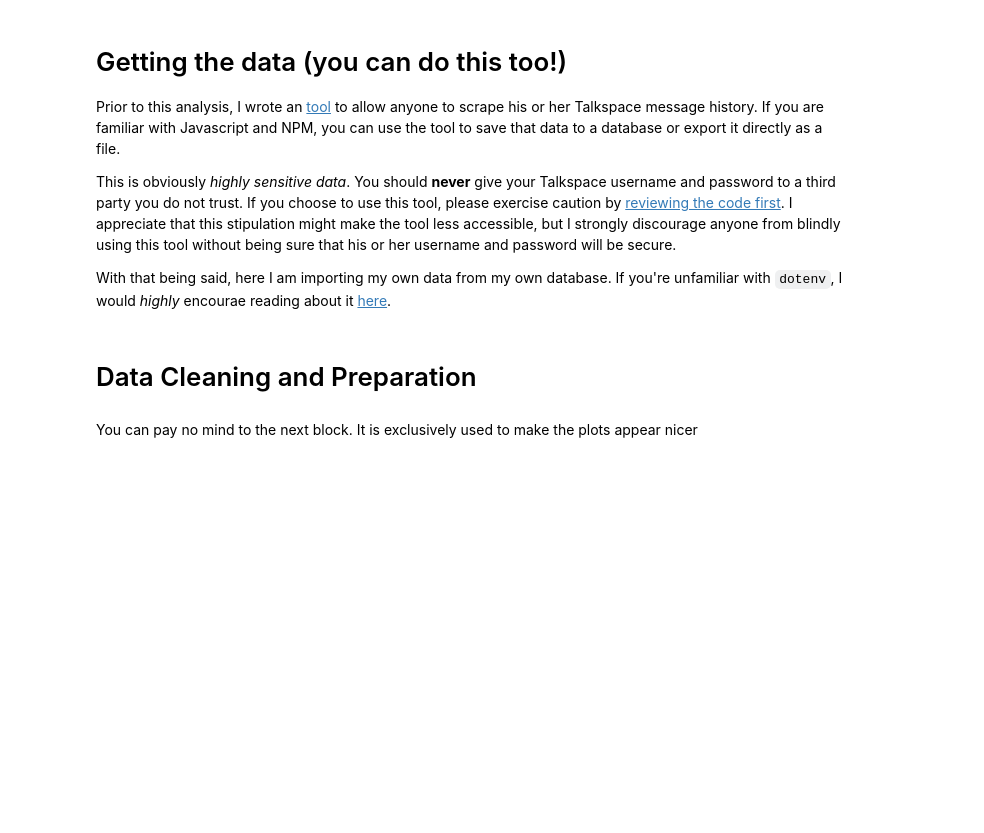
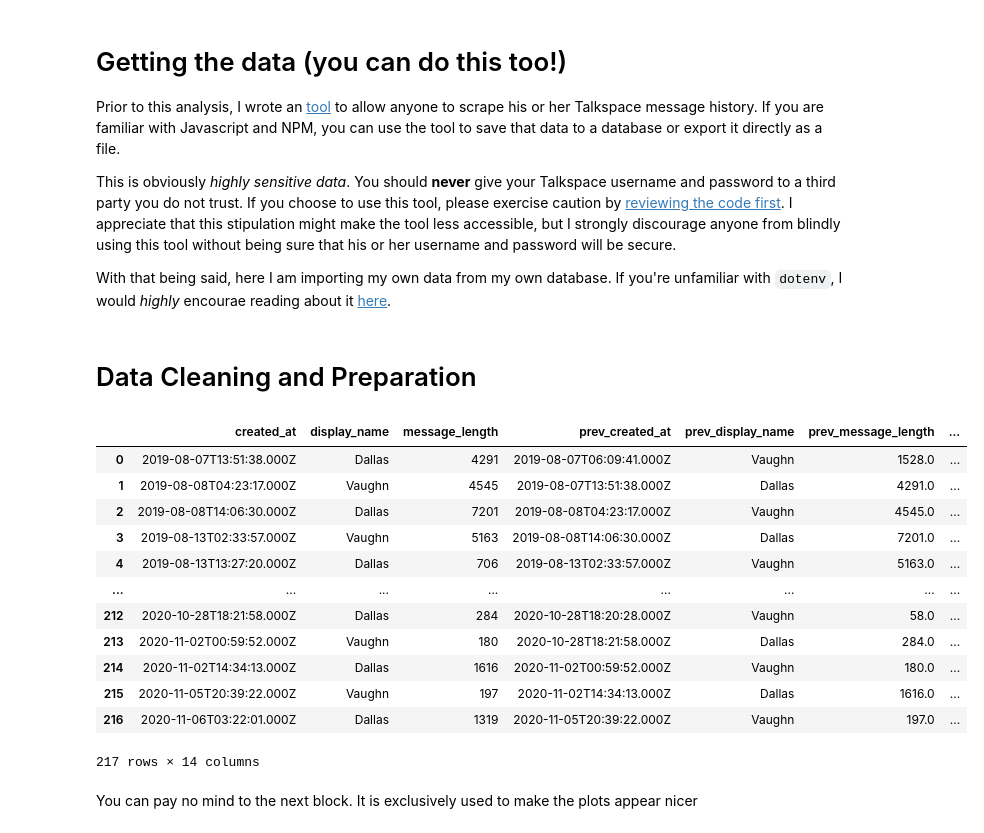
Before and after one commit to vaughn-johnson/talkspace-notebook, a Jupyter notebook: python-analysis.ipynb, the cells around one changed output. Cells and saved outputs as stored; diff of their text form; code cells hidden in the pictures; blank space fills up the shorter version.

Commit message:
Add API to python notebook (#4)
Co-authored-by: vaughn-johnson <vneck@uw.edu>

```diff
--- a/python-analysis.ipynb
+++ b/python-analysis.ipynb
@@ -106,6 +108,31 @@ message_blocks['words_per_day'] = message_blocks['word_count'] / message_blocks[
 
 # Unfortunately, any null value will interfere with the model we fit below
 message_blocks.dropna(inplace=True)
+# %%
+# THE CODE ABOVE ACCESSES MY PRIVATE DATABASE. IF YOU DON'T
+# ACCESS TO THAT DATABASE, IT WON'T WORK. IN ORDER TO CONTINUE
+# YOU CAN USE THIS PUBLIC API WHICH RETURNS THE RESULTS OF THE
+# BLOCK ABOVE
+
+PUBLIC_API = 'https://us-central1-talkspace-293821.cloudfunctions.net/talkspace-public-api'
+
+message_blocks = pd.DataFrame(requests.get(PUBLIC_API).json())
+# %%
+message_blocks
+# %% [output]
+|  | created_at | display_name | message_length | prev_created_at | prev_display_name | prev_message_length | ... |
+| 0 | 2019-08-07T13:51:38.000Z | Dallas | 4291 | 2019-08-07T06:09:41.000Z | Vaughn | 1528.0 | ... |
+| 1 | 2019-08-08T04:23:17.000Z | Vaughn | 4545 | 2019-08-07T13:51:38.000Z | Dallas | 4291.0 | ... |
+| 2 | 2019-08-08T14:06:30.000Z | Dallas | 7201 | 2019-08-08T04:23:17.000Z | Vaughn | 4545.0 | ... |
+| 3 | 2019-08-13T02:33:57.000Z | Vaughn | 5163 | 2019-08-08T14:06:30.000Z | Dallas | 7201.0 | ... |
+| 4 | 2019-08-13T13:27:20.000Z | Dallas | 706 | 2019-08-13T02:33:57.000Z | Vaughn | 5163.0 | ... |
+| ... | ... | ... | ... | ... | ... | ... | ... |
+| 212 | 2020-10-28T18:21:58.000Z | Dallas | 284 | 2020-10-28T18:20:28.000Z | Vaughn | 58.0 | ... |
+| 213 | 2020-11-02T00:59:52.000Z | Vaughn | 180 | 2020-10-28T18:21:58.000Z | Dallas | 284.0 | ... |
+| 214 | 2020-11-02T14:34:13.000Z | Dallas | 1616 | 2020-11-02T00:59:52.000Z | Vaughn | 180.0 | ... |
+| 215 | 2020-11-05T20:39:22.000Z | Vaughn | 197 | 2020-11-02T14:34:13.000Z | Dallas | 1616.0 | ... |
+| 216 | 2020-11-06T03:22:01.000Z | Dallas | 1319 | 2020-11-05T20:39:22.000Z | Vaughn | 197.0 | ... |
+217 rows × 14 columns
 # %% [markdown]
 You can pay no mind to the next block. It is exclusively used to make the plots appear nicer
 # %%
```
Also changed, not shown: parts of 6 cells of this notebook, 1 other file.
